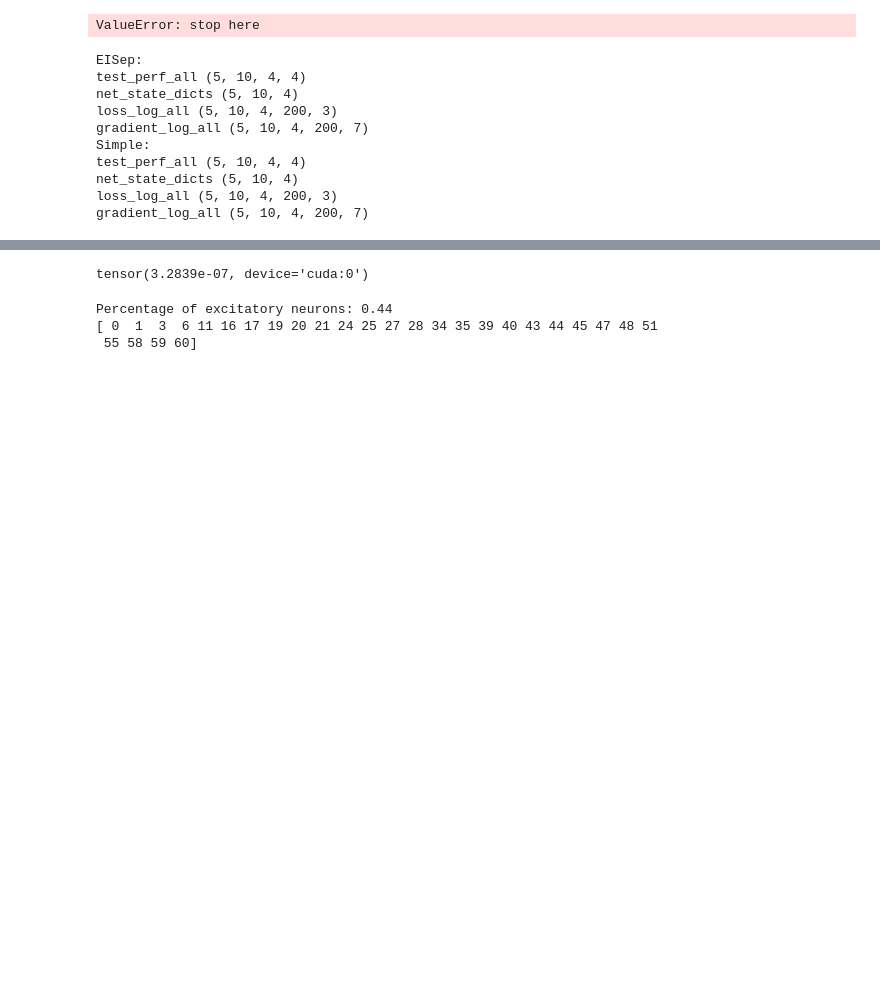
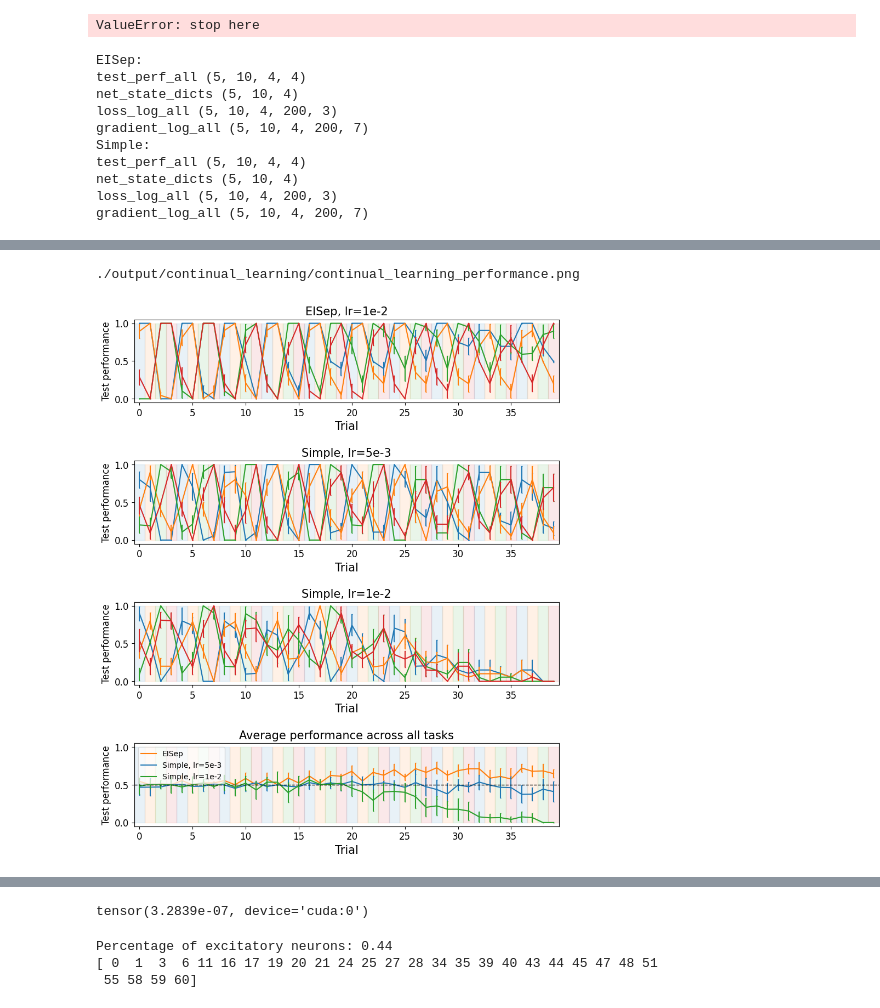
Before and after one commit to NeuroAIHub/EISep, a Jupyter notebook: docs/examples/supervised_sequential_learning.ipynb, the cells around one changed output, grey strips where cells are left out. Cells and saved outputs as stored; diff of their text form; code cells hidden in the pictures; blank space fills up the shorter version.

```diff
--- a/docs/examples/supervised_sequential_learning.ipynb
+++ b/docs/examples/supervised_sequential_learning.ipynb
@@ -435 +350,68 @@ plt.savefig(f'./output/sequential_performance.png', dpi=400)
+# %%
+n_seed = 5
+hidden_size = 64
+epoch = 200
+repeat_times = 10
+batch_size = 32
+seq_len = 100
+fontsize = 15
+fig, ax = plt.subplots(len(infos)+1, 1, figsize=(10, 3*(len(infos)+1)))
+ax = ax.flatten()
+task_colors = ['tab:blue', 'tab:orange', 'tab:green', 'tab:red']
+titles = ['EISep, lr=1e-2', 'Simple, lr=5e-3', 'Simple, lr=1e-2']
+summary_labels = ['EISep', 'Simple, lr=5e-3', 'Simple, lr=1e-2']
+model_colors = ['C1', 'C0', 'C2']
+for i in range(len(infos)):
+    test_perf = test_perfs[i]
+    assert test_perf.shape == (n_seed, repeat_times, len(envs), len(envs))
+    test_perf_mean = test_perf.mean(0)
+    test_perf_ste = test_perf.std(0)/np.sqrt(n_seed)
+    for j in range(len(envs)):
+        env_perf_mean = test_perf_mean[...,j].reshape(-1)
+        env_perf_ste = test_perf_ste[...,j].reshape(-1)
+        ax[i].plot(env_perf_mean, color=task_colors[j], label=f'{task_ids[i]} acc')
+        ax[i].errorbar(
+            range(len(envs)*repeat_times),
+            env_perf_mean,
+            yerr=env_perf_ste,
+            fmt='none',
+            capsize=1,
+            color=task_colors[j]
+            )
+    # ax[i].legend()
+    ax[i].set_title(titles[i], fontsize=fontsize)
+    ax[-1].plot(test_perf_mean.mean(-1).reshape(-1), label=summary_labels[i], color=model_colors[i])
+    ax[-1].errorbar(
+        range(len(envs)*repeat_times),
+        test_perf_mean.mean(-1).reshape(-1),
+        yerr=test_perf_ste.mean(-1).reshape(-1),
+        fmt='none',
+        capsize=1,
+        color=model_colors[i]
+    )
+
+for a in ax:
+    for j in range(repeat_times):
+        for k in range(len(envs)):
+            a.fill_betweenx([0, 1], j*len(envs)+k-0.5, j*len(envs)+k+0.5, color=task_colors[k], alpha=0.1)
+    a.set_xmargin(0)
+    a.set_xlabel('Trial', fontsize=fontsize)
+    a.set_ylabel('Test performance', fontsize=fontsize-3)
+    a.tick_params(labelsize=fontsize-3)
+
+
+ax[-1].set_title('Average performance across all tasks', fontsize=fontsize)
+ax[-1].legend(fontsize=fontsize-5, loc='upper left', framealpha=0.7)
+
+ax[-1].axhline(0.5, color='k', linestyle='--', linewidth=1)
+
+plt.subplots_adjust(hspace=0.7)
+# plt.tight_layout()
+figpath = './output/continual_learning/continual_learning_performance.png'
+os.makedirs(os.path.dirname(figpath), exist_ok=True)
+plt.savefig(figpath, dpi=400)
+print(figpath)
+# %% [output]
+./output/continual_learning/continual_learning_performance.png
+[figure, added]
 # %%
```
Also changed, not shown: parts of 9 cells of this notebook, 15 other files.
